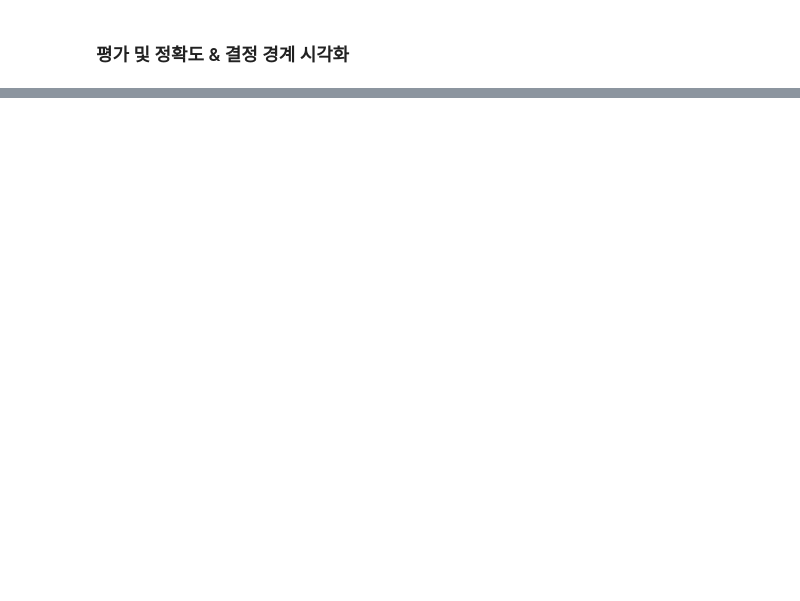
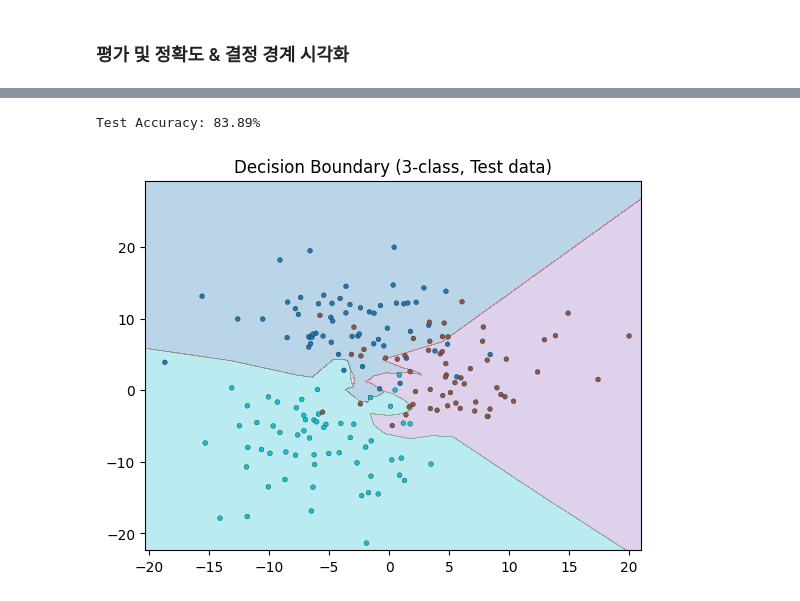
Before and after one commit to yooburi/ML_DL_yooburi, a Jupyter notebook: machine_ai_applications/midterm_classification.ipynb, the cells around one changed output, grey strips where cells are left out. Saved outputs shown, nothing was run; the diff lists cells and outputs as text; code cells hidden in the pictures; blank space fills up the shorter version.

```diff
--- a/machine_ai_applications/midterm_classification.ipynb
+++ b/machine_ai_applications/midterm_classification.ipynb
@@ -207,0 +281,28 @@ from sklearn.model_selection import train_test_split
+# %%
+# 테스트 정확도
+with torch.no_grad():
+    logits_test = model(X_test_t)
+    y_pred_cls  = logits_test.argmax(dim=1)
+    acc = (y_pred_cls == y_test_t).float().mean().item()
+print(f'Test Accuracy: {acc*100:.2f}%')
+
+
+# 결정 경계 시각화 (3색)
+h = 0.02
+x_min, x_max = X[:,0].min()-1.0, X[:,0].max()+1.0
+y_min, y_max = X[:,1].min()-1.0, X[:,1].max()+1.0
+xx, yy = np.meshgrid(np.arange(x_min, x_max, h),
+                     np.arange(y_min, y_max, h))
+grid = torch.tensor(np.c_[xx.ravel(), yy.ravel()], dtype=torch.float32)
+with torch.no_grad():
+    Z = model(grid).argmax(dim=1).numpy()
+Z = Z.reshape(xx.shape)
+
+plt.figure()
+plt.contourf(xx, yy, Z, cmap='tab10', alpha=0.3)
+plt.scatter(X_test[:,0], X_test[:,1], c=y_test, cmap='tab10', s=12, edgecolor='k', linewidth=0.2)
+plt.title('Decision Boundary (3-class, Test data)')
+plt.show()
+# %% [output]
+Test Accuracy: 83.89%
+[figure, added]
```
Also changed, not shown: parts of 34 cells of this notebook.
